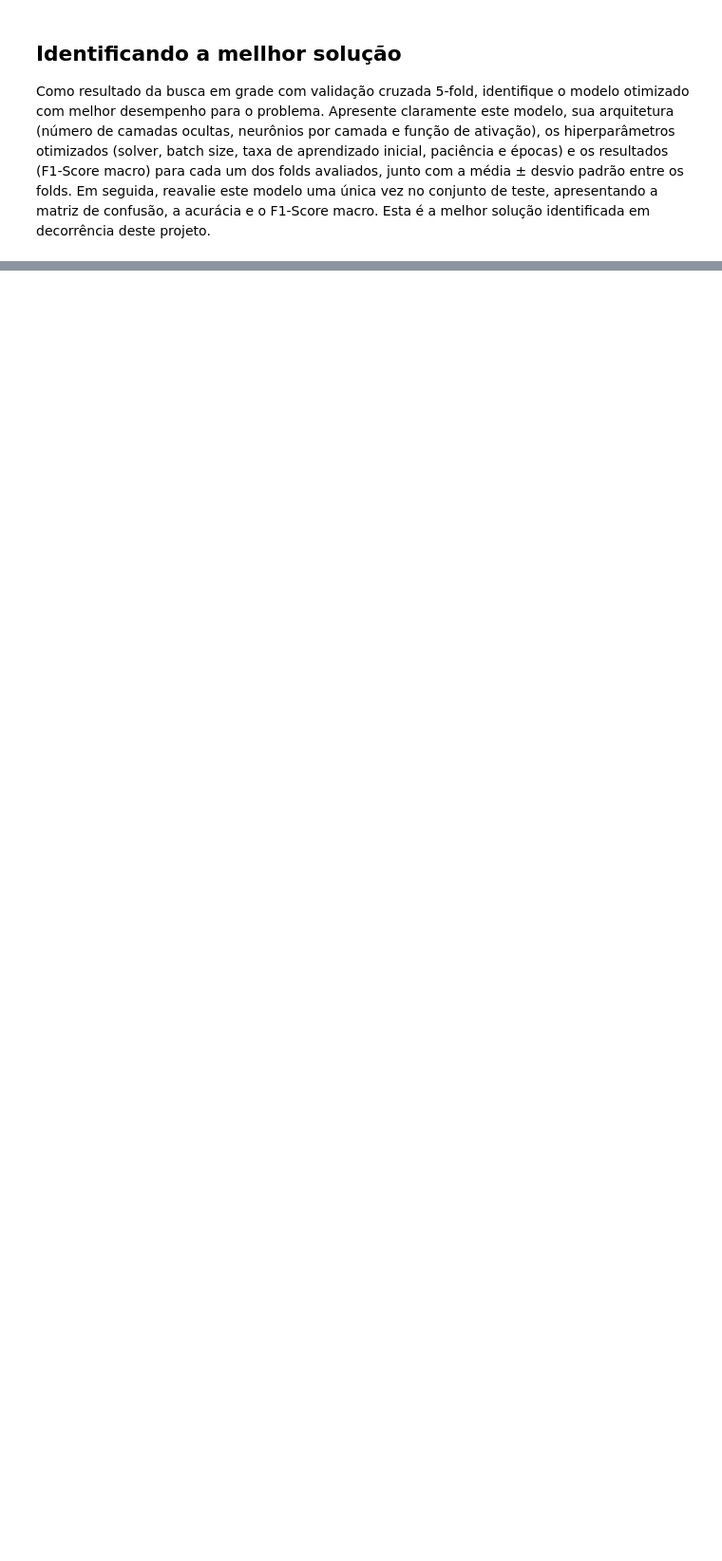
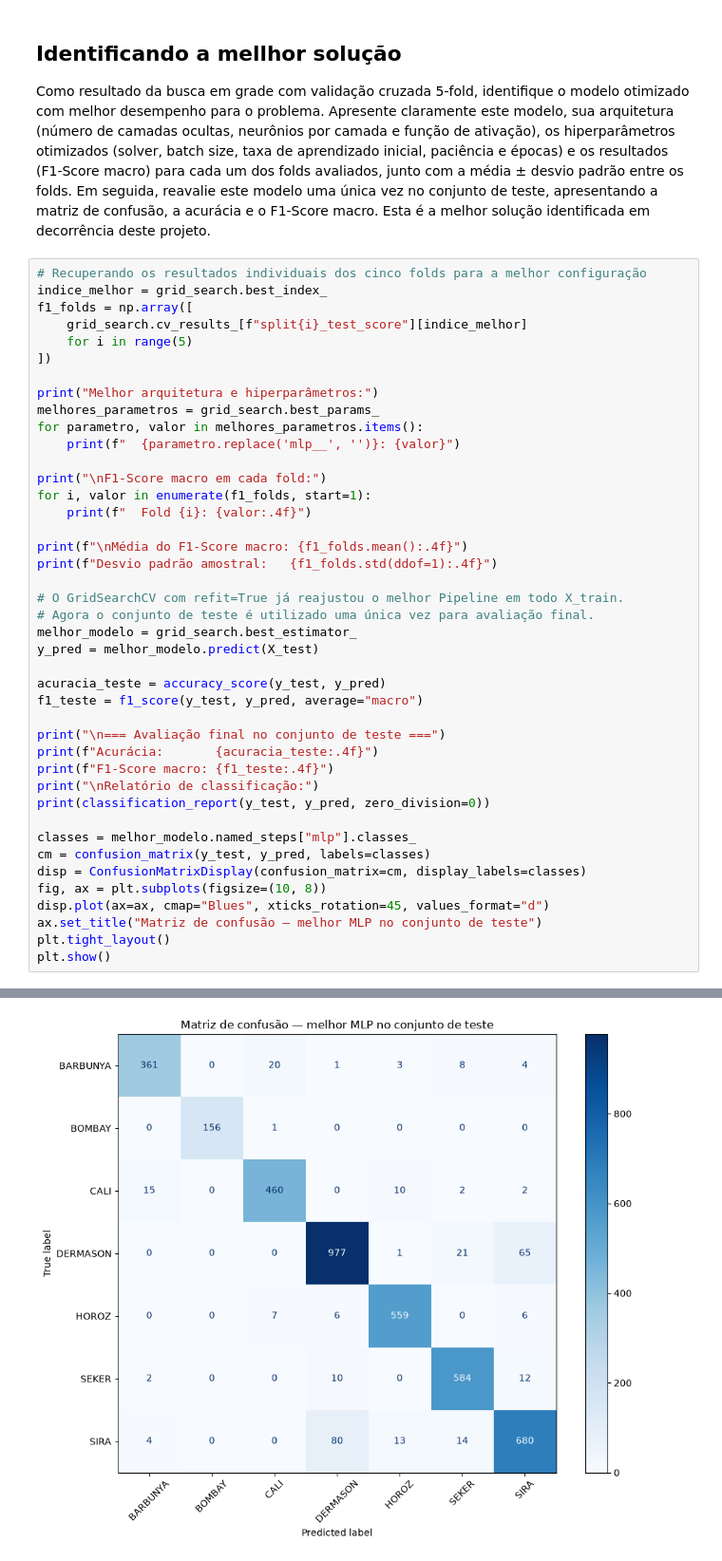
Before and after one commit to arthur-rezende/rna-2026-pp2-2, a Jupyter notebook: notebook/PP2.2.3.ipynb, the cells around one changed output, grey strips where cells are left out. Shown at 95% size. Saved outputs shown, nothing was run; the diff lists cells and outputs as text; blank space fills up the shorter version.

Commit message:
feat: finalizar pp2.2.3

```diff
--- a/notebook/PP2.2.3.ipynb
+++ b/notebook/PP2.2.3.ipynb
@@ -202,3 +316,46 @@ param_grid = [
 ## Identificando a mellhor solução
 
 Como resultado da busca em grade com validação cruzada 5-fold, identifique o modelo otimizado com melhor desempenho para o problema. Apresente claramente este modelo, sua arquitetura (número de camadas ocultas, neurônios por camada e função de ativação), os hiperparâmetros otimizados (solver, batch size, taxa de aprendizado inicial, paciência e épocas) e os resultados (F1-Score macro) para cada um dos folds avaliados, junto com a média ± desvio padrão entre os folds. Em seguida, reavalie este modelo uma única vez no conjunto de teste, apresentando a matriz de confusão, a acurácia e o F1-Score macro. Esta é a melhor solução identificada em decorrência deste projeto.
+# %%
+# Recuperando os resultados individuais dos cinco folds para a melhor configuração
+indice_melhor = grid_search.best_index_
+f1_folds = np.array([
+    grid_search.cv_results_[f"split{i}_test_score"][indice_melhor]
+    for i in range(5)
+])
+
+print("Melhor arquitetura e hiperparâmetros:")
+melhores_parametros = grid_search.best_params_
+for parametro, valor in melhores_parametros.items():
+    print(f"  {parametro.replace('mlp__', '')}: {valor}")
+
+print("\nF1-Score macro em cada fold:")
+for i, valor in enumerate(f1_folds, start=1):
+    print(f"  Fold {i}: {valor:.4f}")
+
+print(f"\nMédia do F1-Score macro: {f1_folds.mean():.4f}")
+print(f"Desvio padrão amostral:   {f1_folds.std(ddof=1):.4f}")
+
+# O GridSearchCV com refit=True já reajustou o melhor Pipeline em todo X_train.
+# Agora o conjunto de teste é utilizado uma única vez para avaliação final.
+melhor_modelo = grid_search.best_estimator_
+y_pred = melhor_modelo.predict(X_test)
+
+acuracia_teste = accuracy_score(y_test, y_pred)
+f1_teste = f1_score(y_test, y_pred, average="macro")
+
+print("\n=== Avaliação final no conjunto de teste ===")
+print(f"Acurácia:       {acuracia_teste:.4f}")
+print(f"F1-Score macro: {f1_teste:.4f}")
+print("\nRelatório de classificação:")
+print(classification_report(y_test, y_pred, zero_division=0))
+
+classes = melhor_modelo.named_steps["mlp"].classes_
+cm = confusion_matrix(y_test, y_pred, labels=classes)
+disp = ConfusionMatrixDisplay(confusion_matrix=cm, display_labels=classes)
+fig, ax = plt.subplots(figsize=(10, 8))
+disp.plot(ax=ax, cmap="Blues", xticks_rotation=45, values_format="d")
+ax.set_title("Matriz de confusão — melhor MLP no conjunto de teste")
+plt.tight_layout()
+plt.show()
+# %% [output]
@@ -205,3 +379,4 @@ Como resultado da busca em grade com validação cruzada 5-fold, identifique o m
+[figure, added]
 # %% [markdown]
 ## Empacotando a solução
 
```
Also changed, not shown: parts of 13 cells of this notebook, 2 other files.
